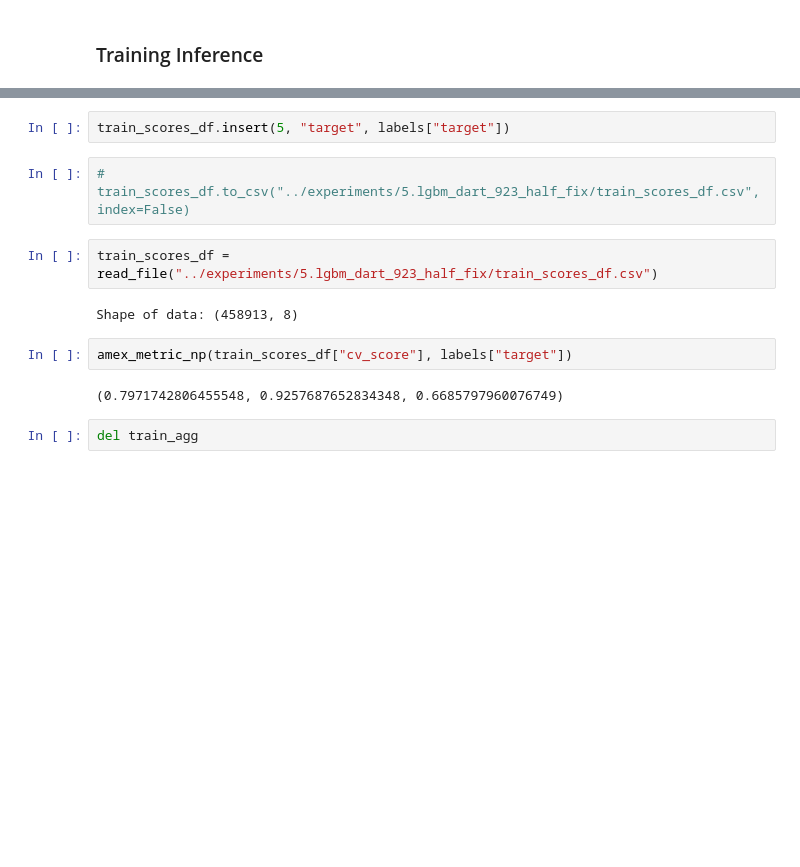
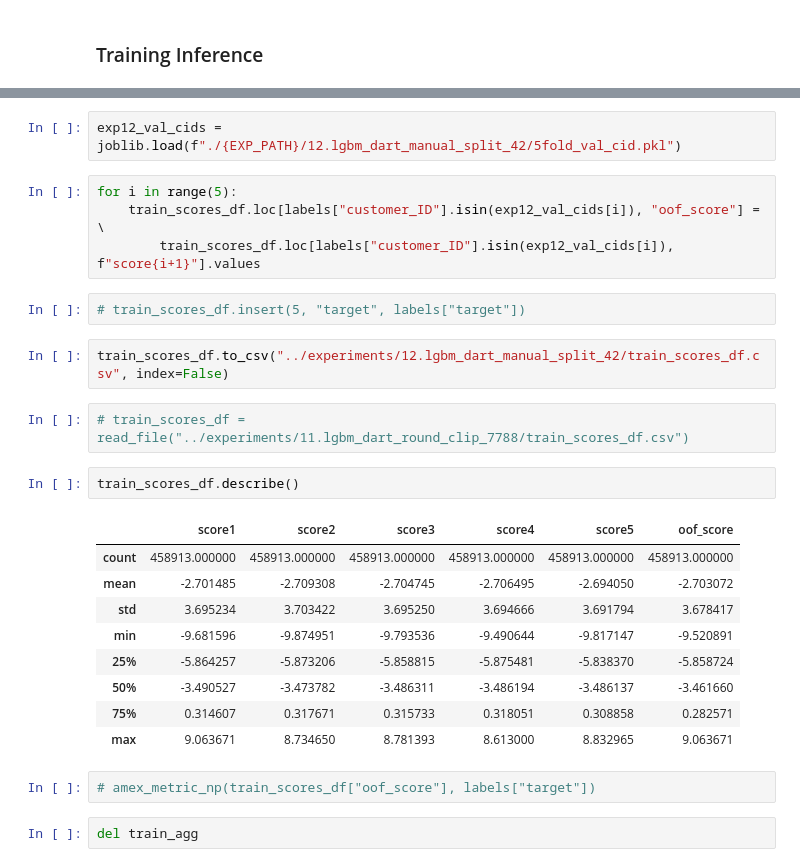
Before and after one commit to waikey-lee/kaggle-amex, a Jupyter notebook: notebooks/5a.lgbm_evaluation.ipynb, the cells around one changed output, grey strips where cells are left out. Cells and saved outputs as stored; diff of their text form; blank space fills up the shorter version.

```diff
--- a/notebooks/5a.lgbm_evaluation.ipynb
+++ b/notebooks/5a.lgbm_evaluation.ipynb
@@ -89,15 +112,29 @@ for i in range(5):
+# %%
+exp12_val_cids = joblib.load(f"./{EXP_PATH}/12.lgbm_dart_manual_split_42/5fold_val_cid.pkl")
+# %%
+for i in range(5):
+    train_scores_df.loc[labels["customer_ID"].isin(exp12_val_cids[i]), "oof_score"] = \
+        train_scores_df.loc[labels["customer_ID"].isin(exp12_val_cids[i]), f"score{i+1}"].values
 # %%
-train_scores_df.insert(5, "target", labels["target"])
+# train_scores_df.insert(5, "target", labels["target"])
 # %%
-# train_scores_df.to_csv("../experiments/5.lgbm_dart_923_half_fix/train_scores_df.csv", index=False)
+train_scores_df.to_csv("../experiments/12.lgbm_dart_manual_split_42/train_scores_df.csv", index=False)
 # %%
-train_scores_df = read_file("../experiments/5.lgbm_dart_923_half_fix/train_scores_df.csv")
+# train_scores_df = read_file("../experiments/11.lgbm_dart_round_clip_7788/train_scores_df.csv")
-# %% [output]
-Shape of data: (458913, 8)
+# %%
+train_scores_df.describe()
+# %% [output]
+|  | score1 | score2 | score3 | score4 | score5 | oof_score |
+| count | 458913.000000 | 458913.000000 | 458913.000000 | 458913.000000 | 458913.000000 | 458913.000000 |
+| mean | -2.701485 | -2.709308 | -2.704745 | -2.706495 | -2.694050 | -2.703072 |
+| std | 3.695234 | 3.703422 | 3.695250 | 3.694666 | 3.691794 | 3.678417 |
+| min | -9.681596 | -9.874951 | -9.793536 | -9.490644 | -9.817147 | -9.520891 |
+| 25% | -5.864257 | -5.873206 | -5.858815 | -5.875481 | -5.838370 | -5.858724 |
+| 50% | -3.490527 | -3.473782 | -3.486311 | -3.486194 | -3.486137 | -3.461660 |
+| 75% | 0.314607 | 0.317671 | 0.315733 | 0.318051 | 0.308858 | 0.282571 |
+| max | 9.063671 | 8.734650 | 8.781393 | 8.613000 | 8.832965 | 9.063671 |
 # %%
-amex_metric_np(train_scores_df["cv_score"], labels["target"])
+# amex_metric_np(train_scores_df["oof_score"], labels["target"])
-# %% [output]
-(0.7971742806455548, 0.9257687652834348, 0.6685797960076749)
 # %%
 del train_agg
 # %% [markdown]
```
Also changed, not shown: parts of 35 cells of this notebook.
